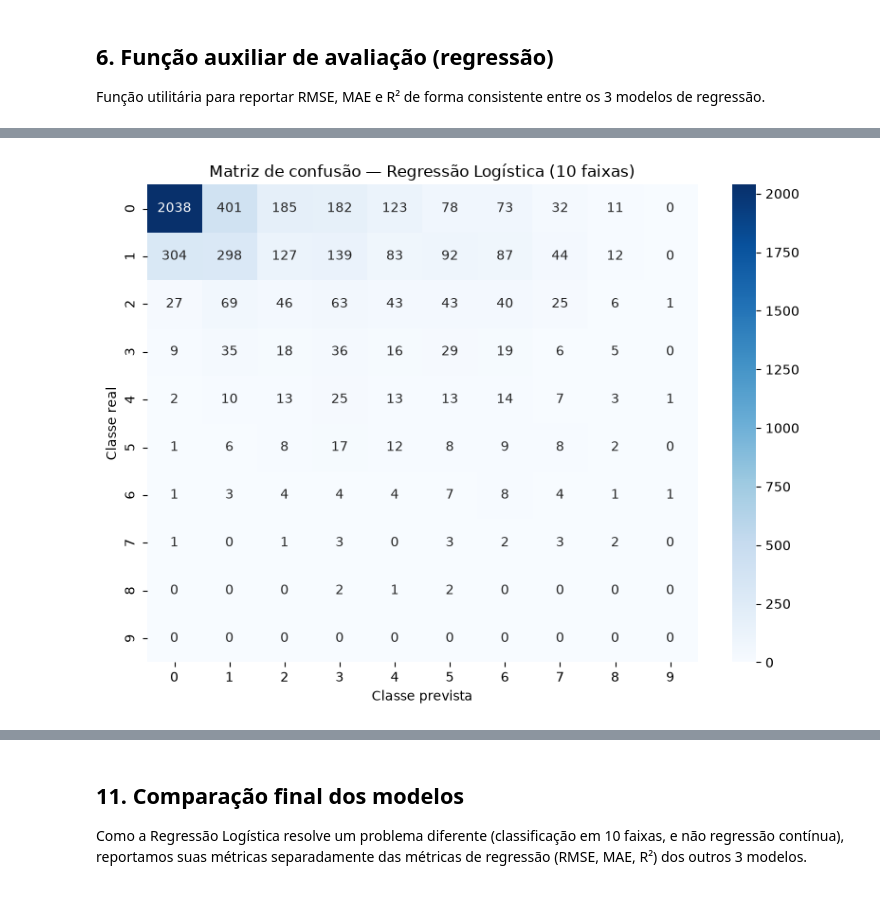
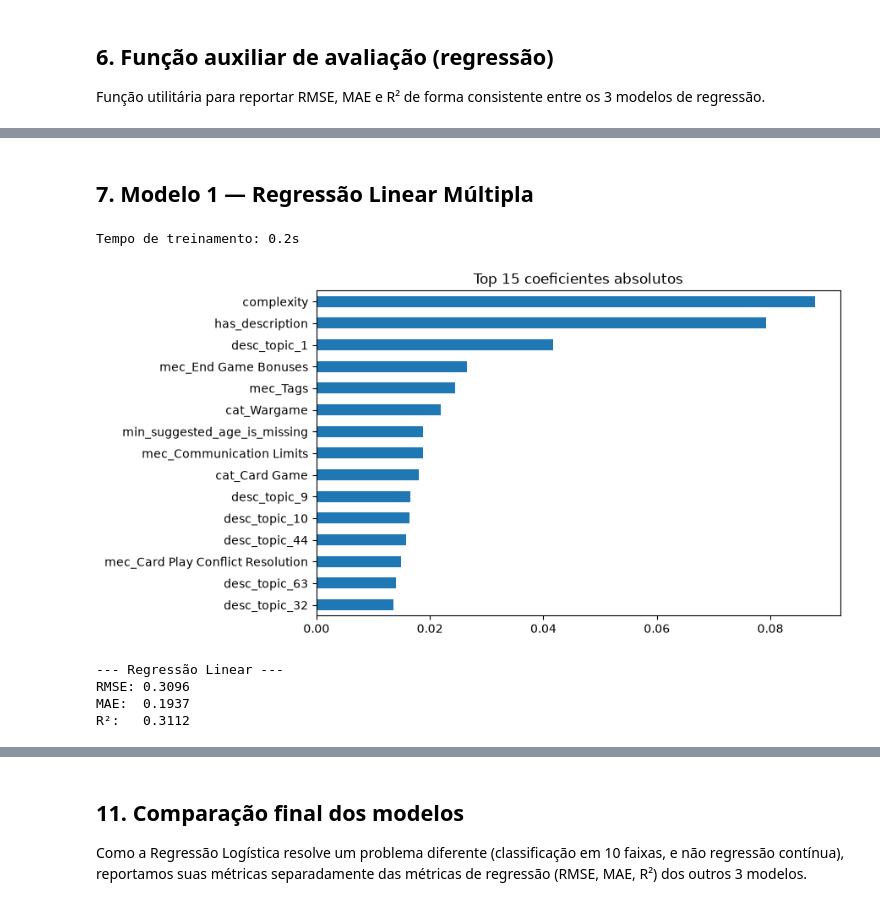
Before and after one commit to GabrielAquarius/trabalho_machine_learning, a Jupyter notebook: treinamento/treinamento_modelos.ipynb, the cells around one changed output, grey strips where cells are left out. Drawn from its saved outputs; the diff is of its cells as text; code cells hidden in the pictures.

```diff
--- a/treinamento/treinamento_modelos.ipynb
+++ b/treinamento/treinamento_modelos.ipynb
@@ -480,13 +222,0 @@ weighted avg       0.62      0.48      0.54      5074
-# %%
-cm = confusion_matrix(y_test_clf, y_pred_clf, labels=range(N_BINS))
-
-plt.figure(figsize=(8, 6))
-sns.heatmap(cm, annot=True, fmt="d", cmap="Blues",
-            xticklabels=range(N_BINS), yticklabels=range(N_BINS))
-plt.title("Matriz de confusão — Regressão Logística (10 faixas)")
-plt.xlabel("Classe prevista")
-plt.ylabel("Classe real")
-plt.tight_layout()
-plt.show()
-# %% [output]
-[figure, removed]
@@ -492,0 +236,16 @@ plt.show()
+# %% [markdown]
+## 7. Modelo 1 — Regressão Linear Múltipla
+# %%
+# Criando o Pipeline
+pipeline_linear = Pipeline([
+    ('scaler', StandardScaler()),
+    ('model', LinearRegression())
+])
+
+t0 = time.time()
+
+modelo_linear = pipeline_linear.fit(X_train, y_train_reg)
+
+print(f"Tempo de treinamento: {time.time() - t0:.1f}s")
+# %% [output]
+Tempo de treinamento: 0.2s
@@ -492,0 +256,30 @@ plt.show()
+# %%
+modelo_lr = modelo_linear.named_steps['model']
+
+coef = pd.Series(
+    modelo_lr.coef_,
+    index=X_train.columns
+)
+
+top15 = (
+    coef.abs()
+        .sort_values(ascending=False)
+        .head(15)
+)
+
+plt.figure(figsize=(8,5))
+
+top15.sort_values().plot(kind="barh")
+
+plt.title("Top 15 coeficientes absolutos")
+
+plt.show()
+# %% [output]
+[figure, added]
+# %%
+resultado_linear = avaliar_regressao("Regressão Linear", modelo_linear, X_test, y_test_reg)
+# %% [output]
+--- Regressão Linear ---
+RMSE: 0.3096
+MAE:  0.1937
+R²:   0.3112
```
Also changed, not shown: parts of 48 cells of this notebook, 2 other files.
